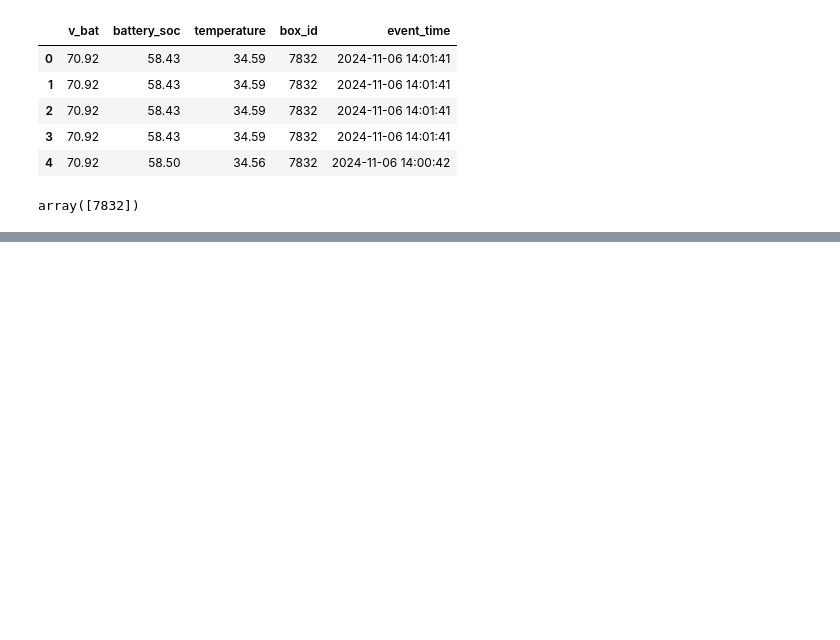
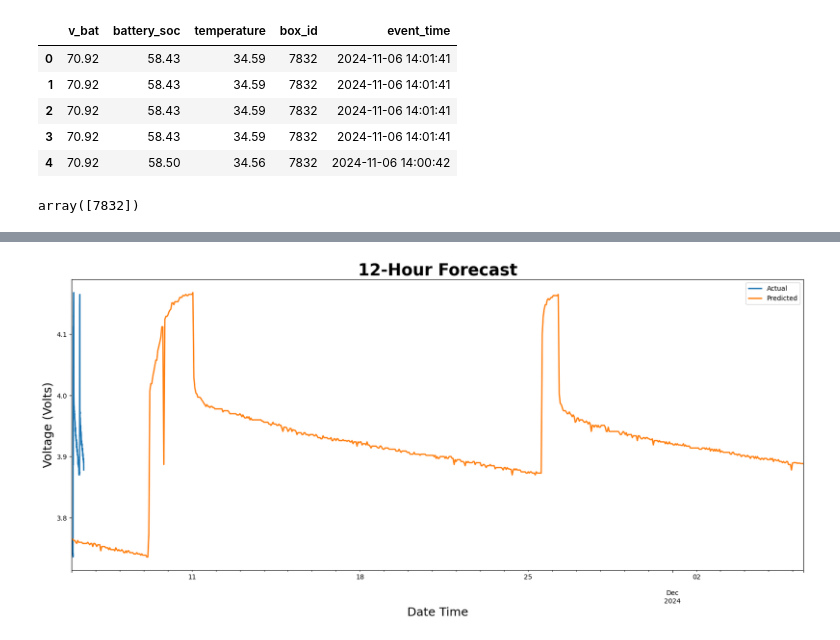
Before and after one commit to aenodehi/Time_Series_Track, a Jupyter notebook: TimeSeriesTrack_DNN.ipynb, the cells around one changed output, grey strips where cells are left out. Cells and saved outputs as stored; diff of their text form; code cells hidden in the pictures; blank space fills up the shorter version.

```diff
--- a/TimeSeriesTrack_DNN.ipynb
+++ b/TimeSeriesTrack_DNN.ipynb
@@ -29,0 +203,5 @@ array([7832])
+# %%
+window_size = 24
+forecast = []
+# forecast_series = va['vol'].values
+forecast_series = vol_test['vol'].values
@@ -29,0 +210,11 @@ array([7832])
+# %%
+for time in range(len(forecast_series) - window_size):
+    # Slice a window of shape (720,)
+    input_data = forecast_series[time:time + window_size]  # Shape: (720,)
+
+    # Add batch and feature dimensions to make it (1, 720, 1)
+    input_data = np.expand_dims(input_data, axis=-1)  # Shape: (720, 1)
+    input_data = np.expand_dims(input_data, axis=0)  # Shape: (1, 720, 1)
+
+    # Predict and append the result
+    forecast.append(dnn_model.predict(input_data))
@@ -29,0 +302,54 @@ array([7832])
+# %%
+# Set the window size for prediction (24 hours for each window)
+window_size = 24
+
+# Initialize df_forecast using the last 24 known values from vol_test, or from an appropriate start point
+# For this example, we start from '2024-11-06 00:00:00' to '2024-11-06 12:00:00'
+df_forecast = vol_test.loc['2024-11-06 00:00:00':'2024-11-06 12:00:00', ['vol']].copy()
+
+# Reset the index to simplify processing
+df_forecast.reset_index(drop=True, inplace=True)
+
+# Check if 'Pred' column exists and if not, initialize it
+if 'Pred' not in vol_test.columns:
+    vol_test['Pred'] = None  # Initialize the 'Pred' column with None or NaN
+
+# Now generate predictions for the next 12 hours (12 hours ahead)
+for time in range(12):  # Forecast for 12 hours ahead
+    # Use the last `window_size` values (24 hours) for prediction input
+    input_data = np.expand_dims(df_forecast['vol'].iloc[-window_size:].values, axis=-1)  # Shape: (24, 1)
+    input_data = np.expand_dims(input_data, axis=0)  # Shape: (1, 24, 1)
+
+    # Predict the next value
+    pred = dnn_model.predict(input_data)[0][0]
+
+    # Append the prediction to df_forecast
+    df_forecast = pd.concat([df_forecast, pd.DataFrame({'vol': [pred]})], ignore_index=True)
+
+# Create a new date range for the predicted values (24 + 12 hours)
+start_date = pd.to_datetime('2024-11-06 00:00:00')  # Start from '2024-11-06 00:00:00'
+date_index = pd.date_range(start=start_date, periods=len(df_forecast), freq='H')  # 24 + 12 time steps
+
+# Assign the new date index to df_forecast
+df_forecast.set_index(date_index, inplace=True)
+
+# Now, we will assign the predictions (12 hours ahead) to the 'Pred' column in vol_test
+# We need to match the length of the predictions with the time period we are forecasting
+vol_test.loc['2024-11-06 00:00:00':'2024-11-06 12:00:00', 'Pred'] = df_forecast['vol'].values[:len(vol_test.loc['2024-11-06 00:00:00':'2024-11-06 12:00:00'])]
+
+# Now you have the forecasted values, let's plot them
+plt.figure(figsize=(20, 8))
+
+# Plot the actual values (assuming 'vol' is the actual voltage data in vol_test)
+vol_test.loc['2024-11-06 00:00:00':'2024-11-06 12:00:00', 'vol'].plot(label='Actual', linewidth=2)
+
+# Plot the predicted values from df_forecast
+df_forecast['vol'].plot(label='Predicted', linewidth=2)
+
+# Add title and labels
+plt.title('12-Hour Forecast', weight='bold', fontsize=25)
+plt.xlabel('Date Time', fontsize=18)
+plt.ylabel('Voltage (Volts)', fontsize=18)
+plt.legend()
+plt.show()
+# %% [output]
@@ -29,0 +368 @@ array([7832])
+[figure, added]
```
Also changed, not shown: parts of 25 cells of this notebook.
